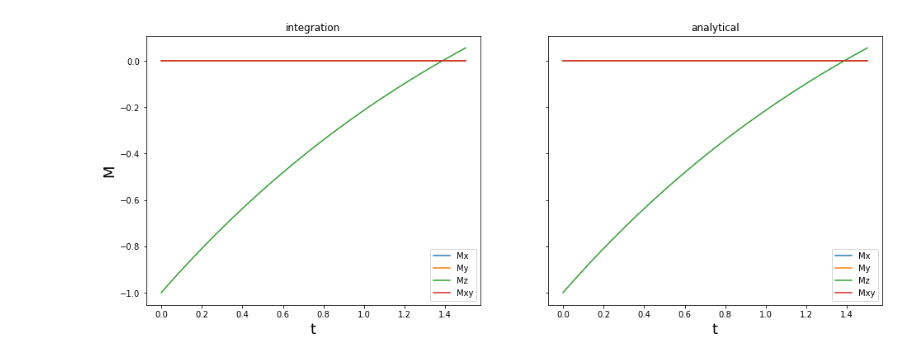
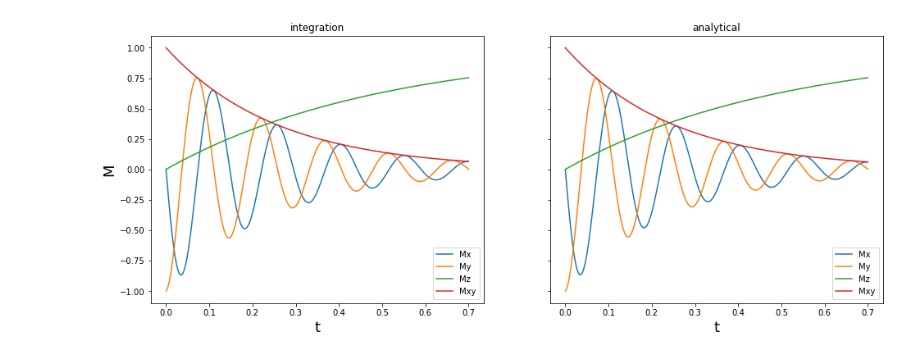
Before and after one commit to jlun17/nist-surf, a Jupyter notebook: PracticePrograms/BlochSolver.ipynb, the cells around one changed output. Saved outputs shown, nothing was run; the diff lists cells and outputs as text; code cells hidden in the pictures.

```diff
--- a/PracticePrograms/BlochSolver.ipynb
+++ b/PracticePrograms/BlochSolver.ipynb
@@ -11,7 +11,8 @@ def My(t, M0, w0, T1, T2):
     return (M0[1]*np.cos(w0*t) - M0[0]*np.sin(w0*t)) * np.exp(-t/T2)
 # %%
 def Mz(t, M0, w0, T1, T2):
-    return (M0[2] * np.exp(-t/T1)) + (np.linalg.norm(M0) * (1 - np.exp(-t/T1)))
+#     return (M0[2] * np.exp(-t/T1)) + (np.linalg.norm(M0) * (1 - np.exp(-t/T1)))
+    return (M0[2] * np.exp(-t/T1)) + (1 * (1 - np.exp(-t/T1)))
 # %%
 def Rx(v, theta):
     theta = np.radians(theta)
@@ -35,7 +36,8 @@ def M_integrate(tr, M0, gamma, B0, T1, T2):
     t = np.arange(0, tr, dt)
     M = np.zeros((len(t), 3))
     M[0] = np.array(M0)
-    M0 = np.linalg.norm(M[0])
+#     M0 = np.linalg.norm(M[0])
+    M0 = 1 ## Equilibrium Magnetization
     K = np.array([[-1/T2, gamma*B0[2], -gamma*B0[1]],
                   [-gamma*B0[2], -1/T2, gamma*B0[0]],
                   [gamma*B0[1], -gamma*B0[0], -1/T1]])
@@ -68,10 +70,12 @@ def pulseSequence(fa, tr, M0, gamma, B0, T1, T2):
     t_tot = np.array([0])
     M_int_Tot = np.array([])
     M_ana_Tot = np.array([])
+    signal = np.zeros((len(fa), 3))
     count = 0
     for i in range(len(fa)):
         M0 = Rx(M0, fa[i])
         t, M_int = M_integrate(tr[i], M0, gamma, B0, T1, T2)
+        signal[i] = M_int[-1]
         M_int_Tot = np.append(M_int_Tot, M_int)
         t, M_ana = M_analytic(tr[i], M0, gamma, B0, T1, T2)
         M_ana_Tot = np.append(M_ana_Tot, M_ana)
@@ -81,4 +85,4 @@ def pulseSequence(fa, tr, M0, gamma, B0, T1, T2):
         count += len(M_int)
     M_int_Tot = np.reshape(M_int_Tot, (count, 3))
     M_ana_Tot = np.reshape(M_ana_Tot, (count, 3))
-    return t_tot[1:], M_int_Tot, M_ana_Tot
+    return t_tot[1:], M_int_Tot, M_ana_Tot, signal
@@ -98,14 +117,14 @@ plotter(t_tot, M_int, M_ana)
 # %%
-fa = np.array([180])
-tr = np.array([1.5])
+fa = np.array([90])
+tr = np.array([0.7])
 M0 = np.array([0, 0, 1]) # Initial Magnetization
 B0 = np.array([0, 0, 1])
 gamma = 42.58
-T1 = 2
-T2 = 1
-t_tot, M_int, M_ana = pulseSequence(fa, tr, M0, gamma, B0, T1, T2)
+T1 = 0.5
+T2 = 0.25
+t_tot, M_int, M_ana, signal = pulseSequence(fa, tr, M0, gamma, B0, T1, T2)
 plotter(t_tot, M_int, M_ana)
 # %% [output]
-[figure, old version]
+[figure, new version]
 # %%
 from vpython import *
```
Also changed, not shown: parts of 3 cells of this notebook, 3 other files.
